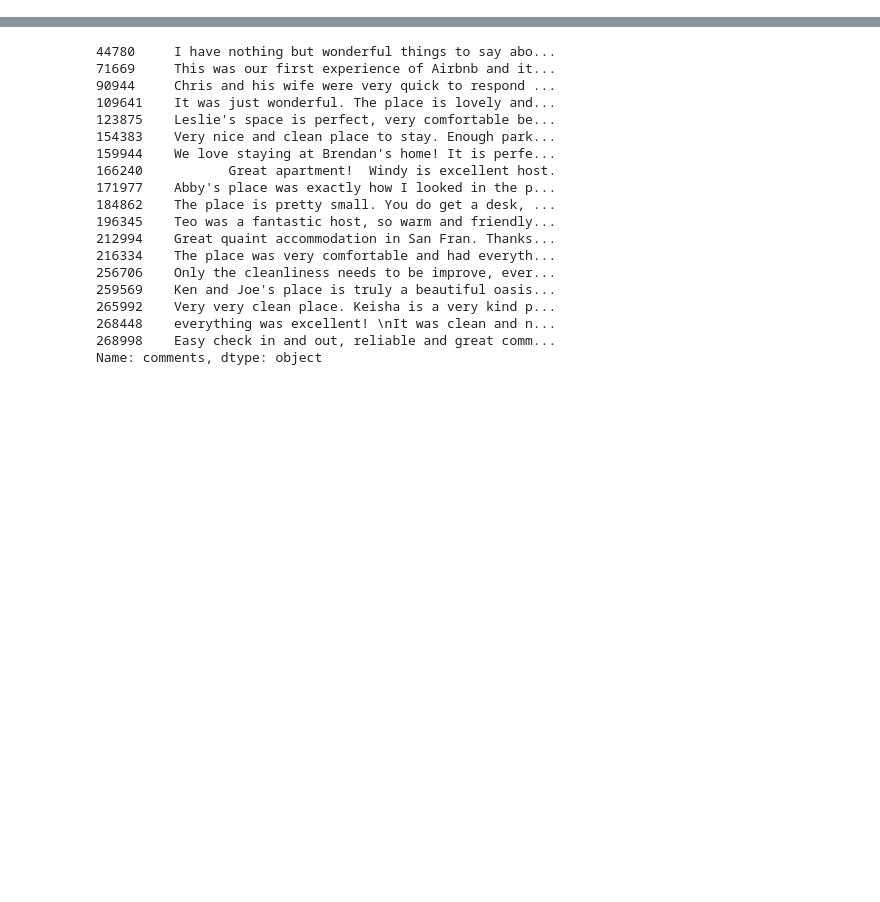
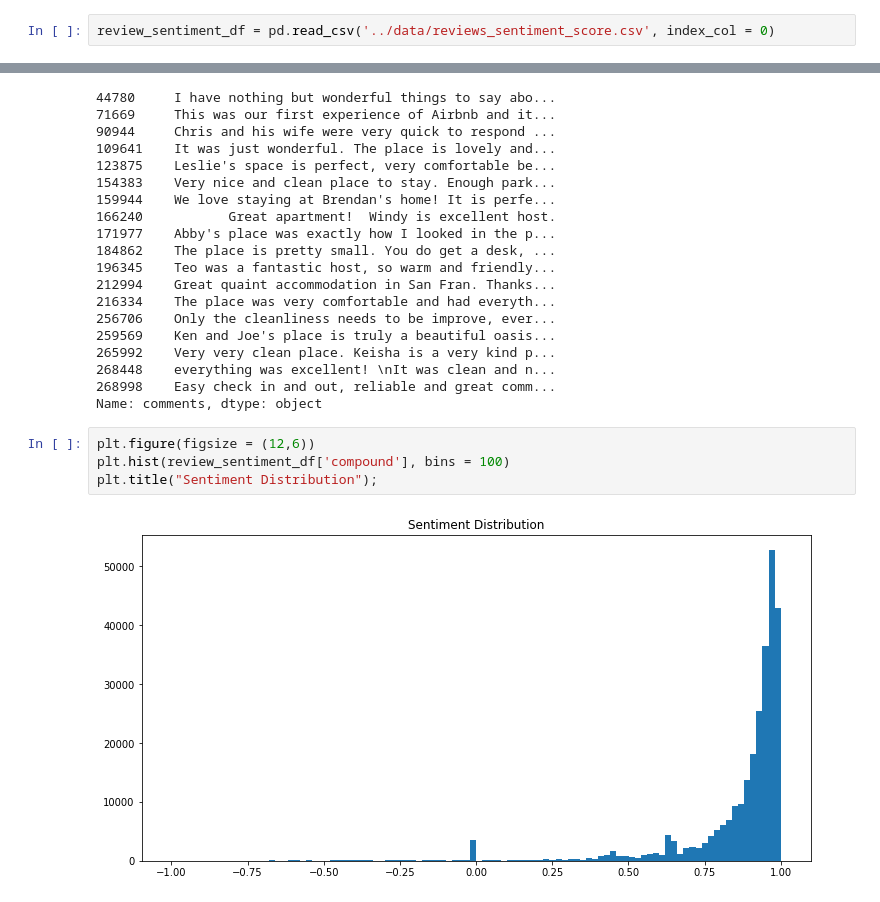
Before and after one commit to evolevelynli/capstone_project, a Jupyter notebook: code/1. Cleaning and EDA .ipynb, the cells around one changed output, grey strips where cells are left out. Drawn from its saved outputs; the diff is of its cells as text; blank space fills up the shorter version.

```diff
--- a/code/1. Cleaning and EDA .ipynb
+++ b/code/1. Cleaning and EDA .ipynb
@@ -266,6 +266,8 @@ review_sentiment_df.to_csv('../data/reviews_sentiment_score.csv')
 # %% [markdown]
 ## Review Sentiment Dataframe EDA
 ---
+# %%
+review_sentiment_df = pd.read_csv('../data/reviews_sentiment_score.csv', index_col = 0)
 # %%
 review_sentiment_df.head()
 # %% [output]
@@ -318,3 +320,9 @@ review_sentiment_df[review_sentiment_df["neg"] > 0.5]['comments']
 268448    everything was excellent! \nIt was clean and n...
 268998    Easy check in and out, reliable and great comm...
 Name: comments, dtype: object
+# %%
+plt.figure(figsize = (12,6))
+plt.hist(review_sentiment_df['compound'], bins = 100)
+plt.title("Sentiment Distribution");
+# %% [output]
+[figure, added]
```
Also changed, not shown: parts of 2 cells of this notebook, 10 other files.
